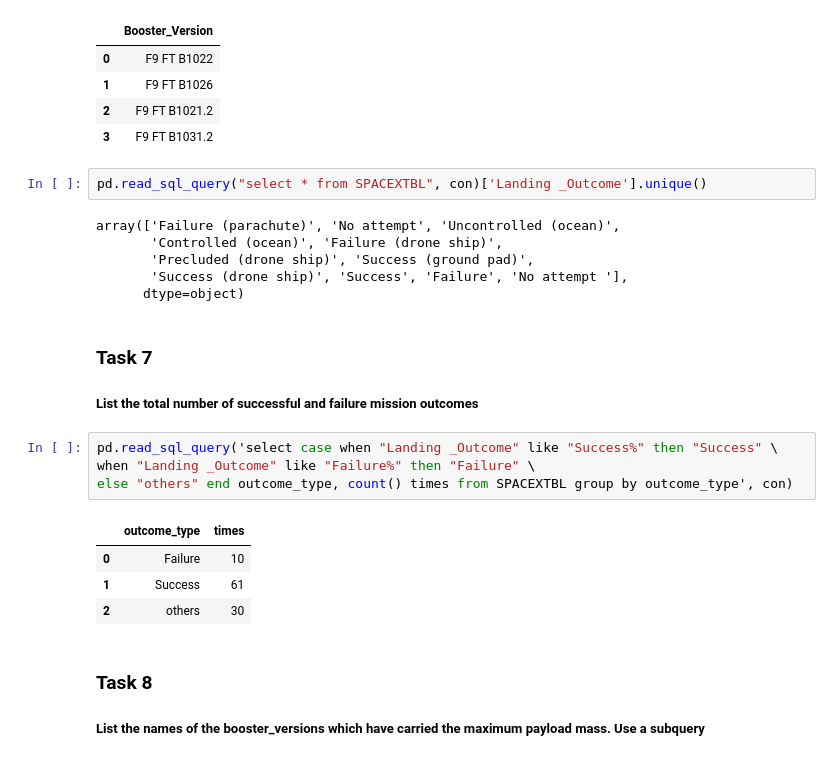
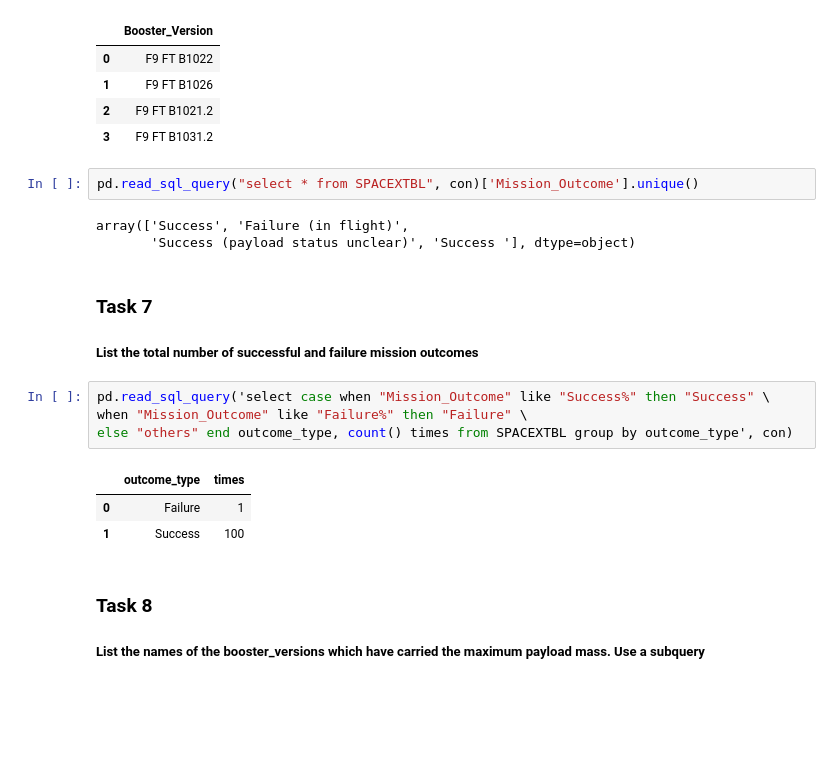
Before and after one commit to LiviaChen/coursera_capstone, a Jupyter notebook: jupyter-labs-eda-sql-coursera_sqllite.ipynb, the cells around one changed output. Saved outputs shown, nothing was run; the diff lists cells and outputs as text; blank space fills up the shorter version.

```diff
--- a/jupyter-labs-eda-sql-coursera_sqllite.ipynb
+++ b/jupyter-labs-eda-sql-coursera_sqllite.ipynb
@@ -213,26 +213,22 @@ where "landing _outcome" = "Success (drone ship)" and PAYLOAD_MASS__KG_ between
 | 2 | F9 FT B1021.2 |
 | 3 | F9 FT B1031.2 |
 # %%
-pd.read_sql_query("select * from SPACEXTBL", con)['Landing _Outcome'].unique()
+pd.read_sql_query("select * from SPACEXTBL", con)['Mission_Outcome'].unique()
 # %% [output]
-array(['Failure (parachute)', 'No attempt', 'Uncontrolled (ocean)',
-       'Controlled (ocean)', 'Failure (drone ship)',
-       'Precluded (drone ship)', 'Success (ground pad)',
-       'Success (drone ship)', 'Success', 'Failure', 'No attempt '],
-      dtype=object)
+array(['Success', 'Failure (in flight)',
+       'Success (payload status unclear)', 'Success '], dtype=object)
 # %% [markdown]
 ### Task 7
 
 ##### List the total number of successful and failure mission outcomes
 # %%
-pd.read_sql_query('select case when "Landing _Outcome" like "Success%" then "Success" \
-when "Landing _Outcome" like "Failure%" then "Failure" \
+pd.read_sql_query('select case when "Mission_Outcome" like "Success%" then "Success" \
+when "Mission_Outcome" like "Failure%" then "Failure" \
 else "others" end outcome_type, count() times from SPACEXTBL group by outcome_type', con)
 # %% [output]
 |  | outcome_type | times |
-| 0 | Failure | 10 |
-| 1 | Success | 61 |
-| 2 | others | 30 |
+| 0 | Failure | 1 |
+| 1 | Success | 100 |
 # %% [markdown]
 ### Task 8
 
```
